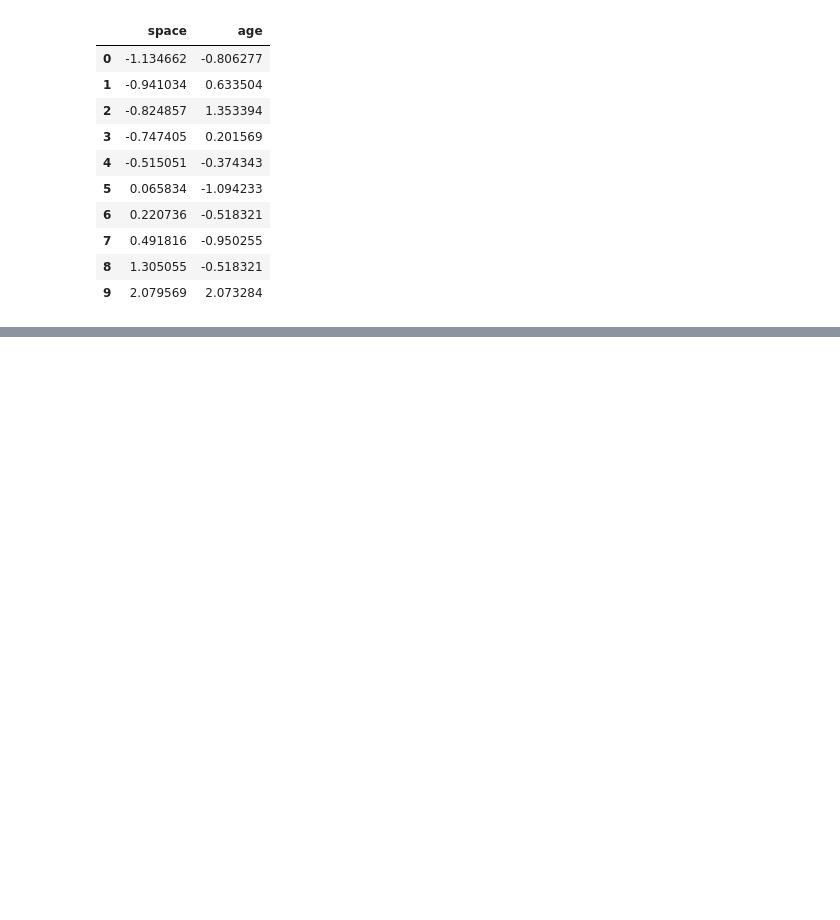
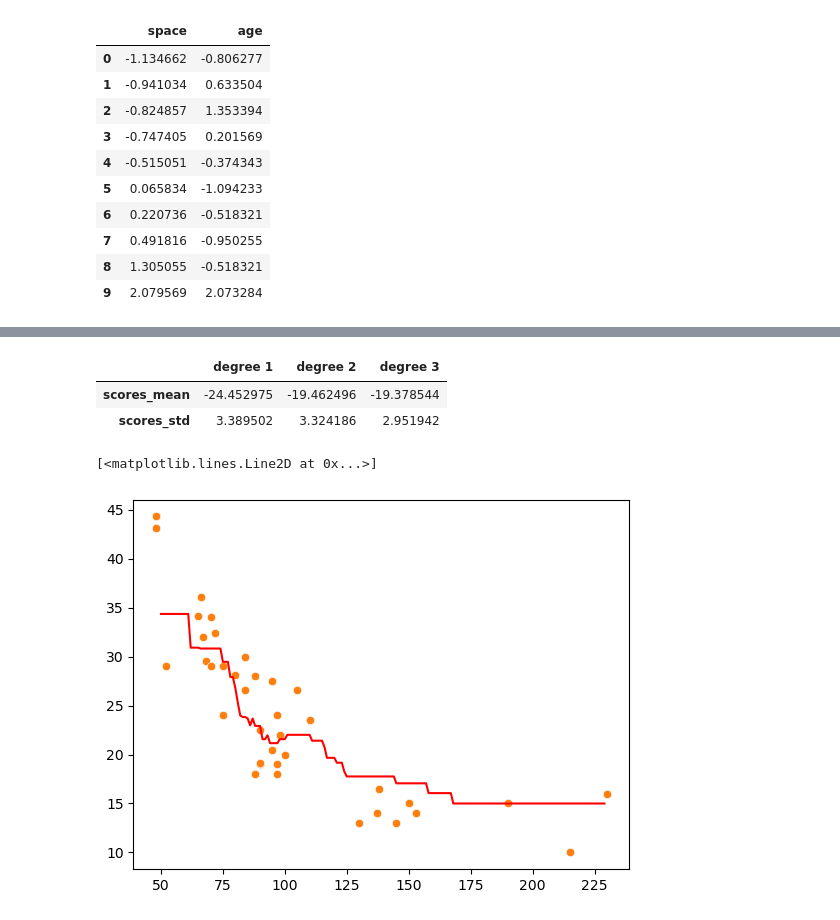
Before and after one commit to takuya178/python_machine_lerning, a Jupyter notebook: NormalEquation/index.ipynb, the cells around one changed output, grey strips where cells are left out. Saved outputs shown, nothing was run; the diff lists cells and outputs as text; code cells hidden in the pictures; blank space fills up the shorter version.

```diff
--- a/NormalEquation/index.ipynb
+++ b/NormalEquation/index.ipynb
@@ -98,0 +634,33 @@ pd.DataFrame(X_scaled, columns=X.columns)
+# %%
+y = df['mpg'].values
+X = df['horsepower'].values.reshape(-1, 1)
+degrees = [1, 2, 3]
+model = LinearRegression()
+k = 5
+n_repeats = 3
+cv = RepeatedKFold(n_splits=k, n_repeats=n_repeats)
+results = {}
+for d in degrees:
+  poly = PolynomialFeatures(d)
+  X_poly = poly.fit_transform(X)
+  scores = cross_val_score(model, X_poly, y, scoring='neg_mean_squared_error', cv=cv)
+  results[f"degree {d}"] = {'scores_mean': np.mean(scores), 'scores_std': np.std(scores)}
+
+# 線形よりも非線形の方が値が小さいことが証明される。
+pd.DataFrame(results)
+# %% [output]
+|  | degree 1 | degree 2 | degree 3 |
+| scores_mean | -24.452975 | -19.462496 | -19.378544 |
+| scores_std | 3.389502 | 3.324186 | 2.951942 |
+# %%
+X_train, X_test, y_train, y_test = train_test_split(X, y, test_size=0.9, random_state=0)
+sns.scatterplot(x=X_train[:, 0], y=y_train)
+model = KNeighborsRegressor(n_neighbors=10)
+model.fit(X_train, y_train)
+X_axis = np.arange(50, 230).reshape(-1, 1)
+y_pred = model.predict(X_axis)
+sns.scatterplot(x=X_train[:, 0], y=y_train)
+plt.plot(X_axis, y_pred, 'red')
+# %% [output]
+[<matplotlib.lines.Line2D at 0x...>]
+[figure, added]
```
Also changed, not shown: parts of 44 cells of this notebook, 7 other files.
